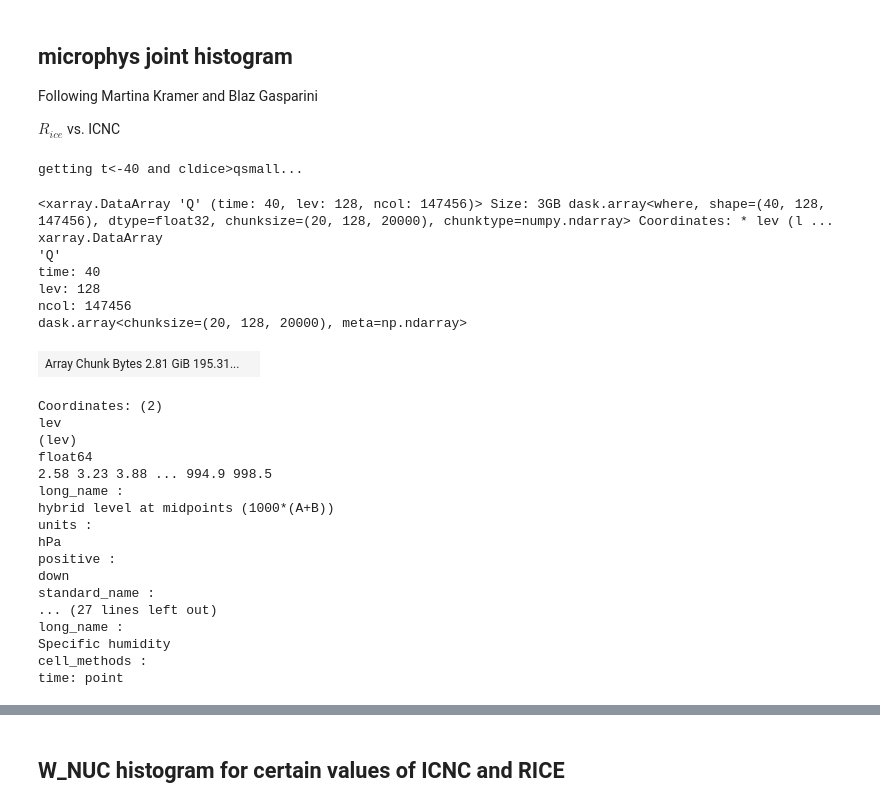
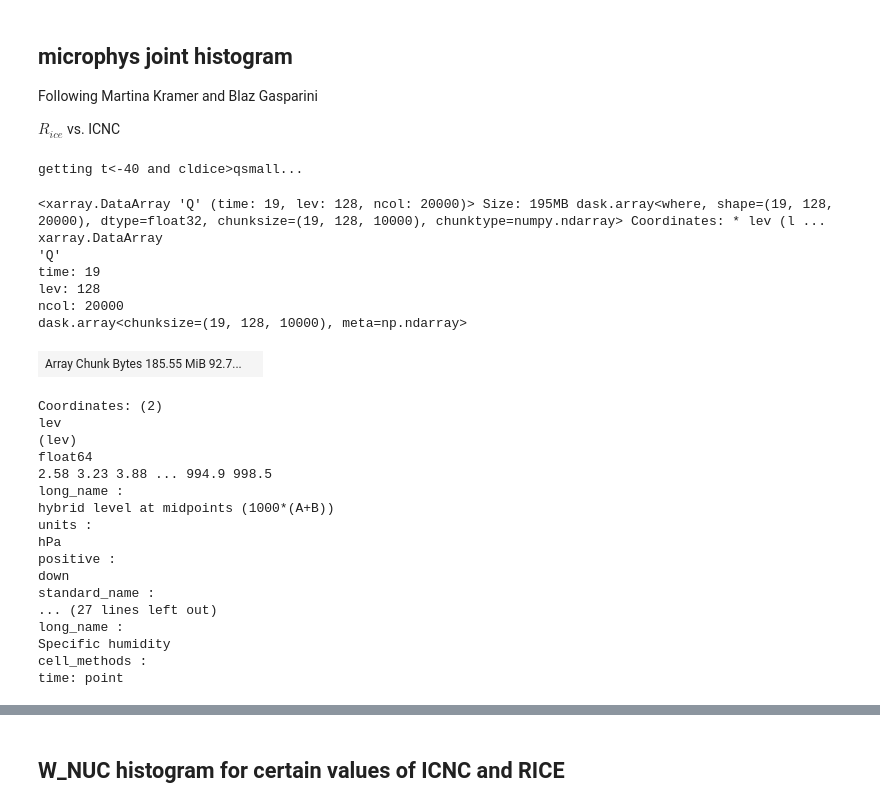
Before and after one commit to smturbev/scmlib, a Jupyter notebook: DP_diagnostics/notebooks/large_domain/plot_ams25.ipynb, the cells around one changed output, grey strips where cells are left out. Saved outputs shown, nothing was run; the diff lists cells and outputs as text; code cells hidden in the pictures.

```diff
--- a/DP_diagnostics/notebooks/large_domain/plot_ams25.ipynb
+++ b/DP_diagnostics/notebooks/large_domain/plot_ams25.ipynb
@@ -34,5 +35,5 @@ run_dir = "/glade/derecho/scratch/sturbeville/DPSCREAM_simulations/"
 run = "dpscream_rce_large_3km_lpls300k_wbranch"
 file = run_dir+f"{run}/run/{run}.eam.h0.2000-02-20-10800.nc"
 # file = run_dir+f"{run}/run/{run}_h0_last5days.nc"
-chunks = {'time':20,'ncol':20000,'lev':-1}
+chunks = {'time':20,'ncol':-1,'lev':-1}
 qsmall=1e-8
@@ -201,23 +211,23 @@ Following Martina Kramer and Blaz Gasparini
 
 $ R_{ice}$ vs. ICNC
 # %%
-var_names=["T","CLDICE","NUMICE","Q"]  # ,"TGCLDIWP"
+var_names=["T","CLDICE","NUMICE","Q","NUC","BCU","IWC"]  # "TGCLDIWP"
 # %%
 # file = run_dir+f"{run}/run/{run}_h0_last5days.nc"
-ds = xr.open_dataset(file, chunks=chunks)[var_names]
+ds = xr.open_dataset(file, chunks=chunks)[var_names].isel(time=slice(-20,-1)).isel(ncol=slice(0,20000))
 print("getting t<-40 and cldice>qsmall...")
 ds = ds.where((ds["T"]<233.15)&(ds.CLDICE>qsmall))
 ds.Q
 # %% [output]
 getting t<-40 and cldice>qsmall...
-<xarray.DataArray 'Q' (time: 40, lev: 128, ncol: 147456)> Size: 3GB dask.array<where, shape=(40, 128, 147456), dtype=float32, chunksize=(20, 128, 20000), chunktype=numpy.ndarray> Coordinates: * lev (l ...
+<xarray.DataArray 'Q' (time: 19, lev: 128, ncol: 20000)> Size: 195MB dask.array<where, shape=(19, 128, 20000), dtype=float32, chunksize=(19, 128, 10000), chunktype=numpy.ndarray> Coordinates: * lev (l ...
 xarray.DataArray
 'Q'
-time: 40
+time: 19
 lev: 128
-ncol: 147456
-dask.array<chunksize=(20, 128, 20000), meta=np.ndarray>
+ncol: 20000
+dask.array<chunksize=(19, 128, 10000), meta=np.ndarray>
-| Array Chunk Bytes 2.81 GiB 195.31... |  |
+| Array Chunk Bytes 185.55 MiB 92.7... |  |
 Coordinates: (2)
 lev
 (lev)
```
Also changed, not shown: parts of 31 cells of this notebook, 46 other files.
